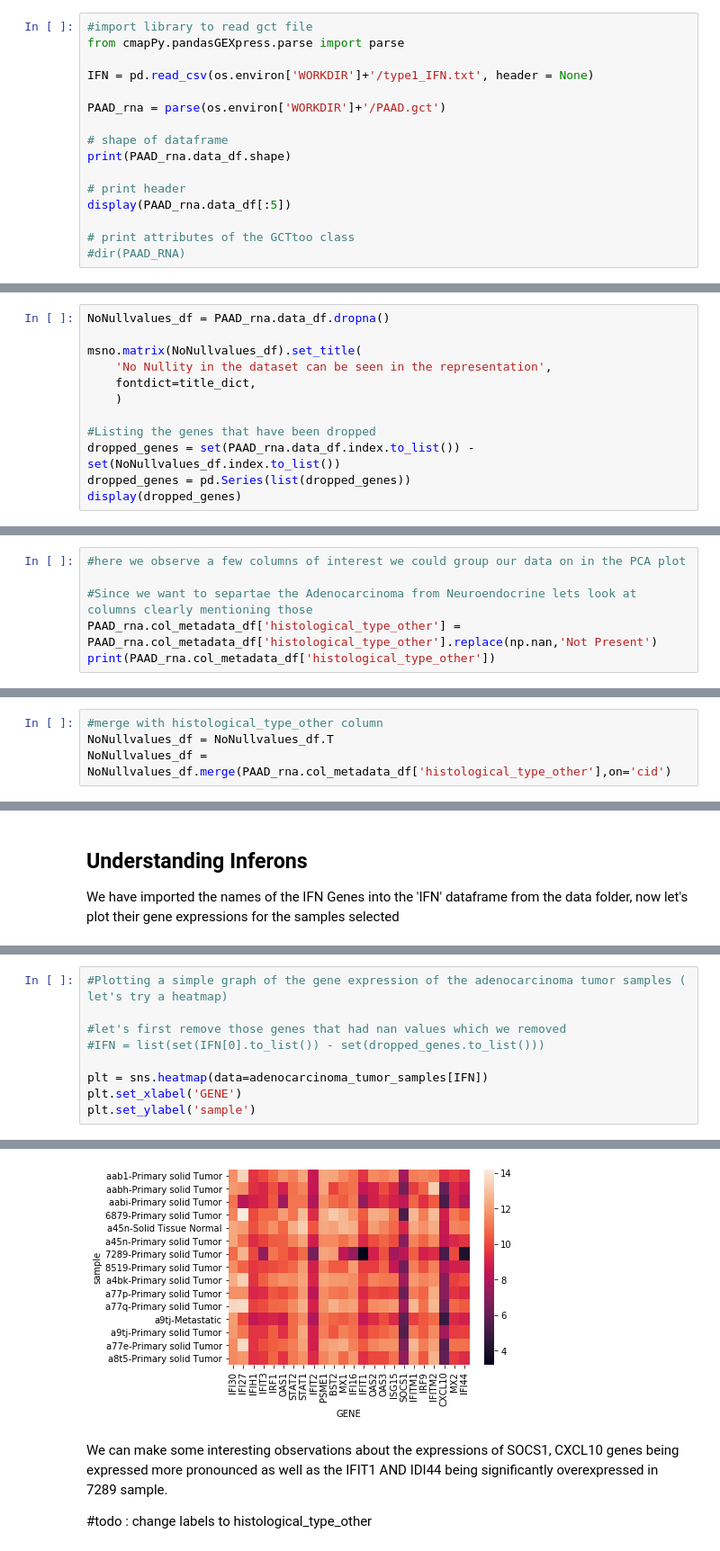
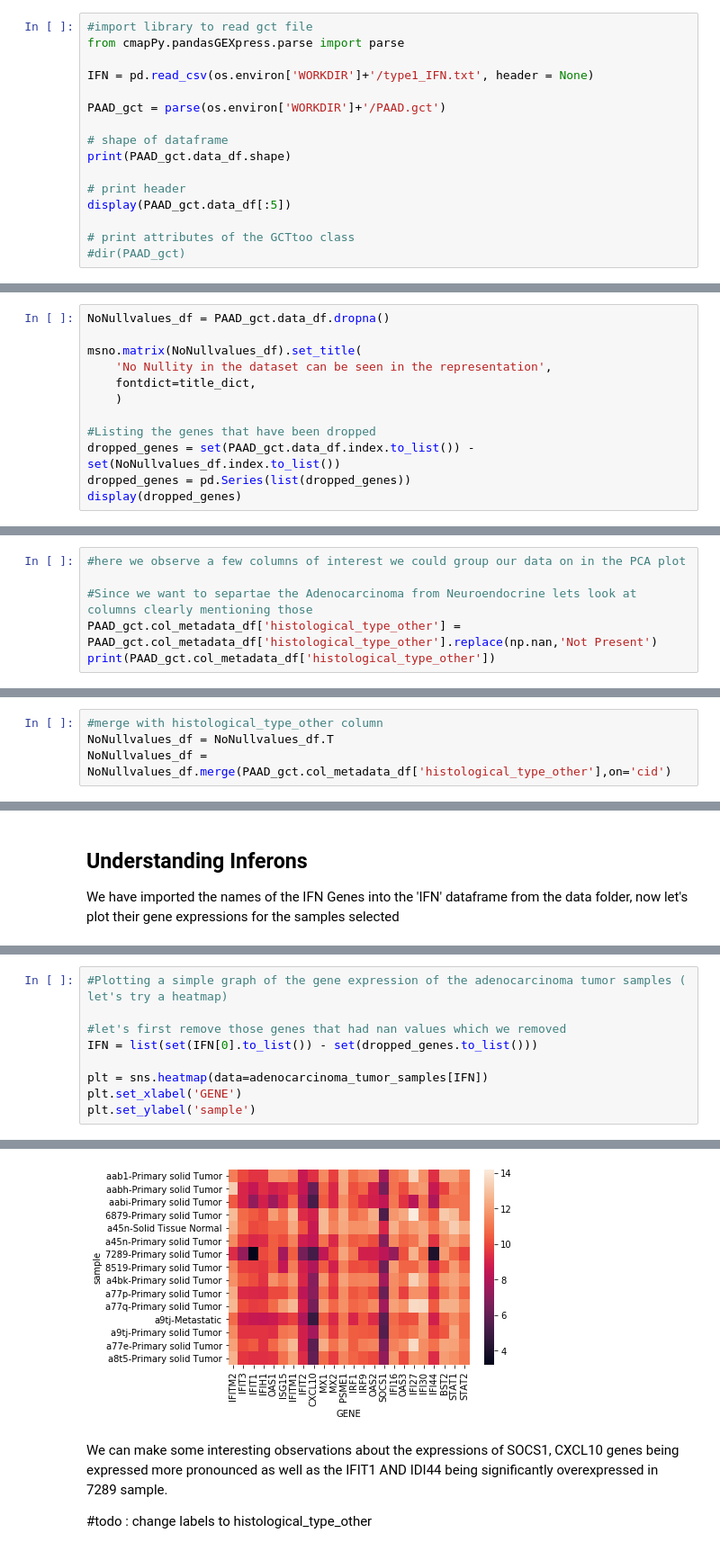
Before and after one commit to vaniisgh/PAAD_Analysis, a Jupyter notebook: Analysis.ipynb, the cells around one changed output, grey strips where cells are left out. Shown at 90% size. Cells and saved outputs as stored; diff of their text form.

```diff
--- a/Analysis.ipynb
+++ b/Analysis.ipynb
@@ -38,16 +37,16 @@ from cmapPy.pandasGEXpress.parse import parse
 
 IFN = pd.read_csv(os.environ['WORKDIR']+'/type1_IFN.txt', header = None)
 
-PAAD_rna = parse(os.environ['WORKDIR']+'/PAAD.gct')
+PAAD_gct = parse(os.environ['WORKDIR']+'/PAAD.gct')
 
 # shape of dataframe
-print(PAAD_rna.data_df.shape)
+print(PAAD_gct.data_df.shape)
 
 # print header
-display(PAAD_rna.data_df[:5])
+display(PAAD_gct.data_df[:5])
 
 # print attributes of the GCTtoo class
-#dir(PAAD_RNA)
+#dir(PAAD_gct)
 # %% [output]
 (18465, 183)
 | cid | aab1-Primary solid Tumor | aab4-Primary solid Tumor | aab6-Primary solid Tumor | aab8-Primary solid Tumor | ... |
@@ -130,7 +133,7 @@ print(expr_df.shape)
 # %% [markdown]
 # If instead all genes with any NaN values have been removed
 # %%
-NoNullvalues_df = PAAD_rna.data_df.dropna()
+NoNullvalues_df = PAAD_gct.data_df.dropna()
 
 msno.matrix(NoNullvalues_df).set_title(
     'No Nullity in the dataset can be seen in the representation',
@@ -138,7 +141,7 @@ msno.matrix(NoNullvalues_df).set_title(
     )
 
 #Listing the genes that have been dropped
-dropped_genes = set(PAAD_rna.data_df.index.to_list()) - set(NoNullvalues_df.index.to_list())
+dropped_genes = set(PAAD_gct.data_df.index.to_list()) - set(NoNullvalues_df.index.to_list())
 dropped_genes = pd.Series(list(dropped_genes))
 display(dropped_genes)
 # %% [output]
@@ -212,8 +239,8 @@ display(PAAD_rna.col_metadata_df.columns.to_list())
 #here we observe a few columns of interest we could group our data on in the PCA plot
 
 #Since we want to separtae the Adenocarcinoma from Neuroendocrine lets look at columns clearly mentioning those
-PAAD_rna.col_metadata_df['histological_type_other'] = PAAD_rna.col_metadata_df['histological_type_other'].replace(np.nan,'Not Present')
-print(PAAD_rna.col_metadata_df['histological_type_other'])
+PAAD_gct.col_metadata_df['histological_type_other'] = PAAD_gct.col_metadata_df['histological_type_other'].replace(np.nan,'Not Present')
+print(PAAD_gct.col_metadata_df['histological_type_other'])
 # %% [output]
 cid
 aab1-Primary solid Tumor          invasive adenocarcinoma
@@ -303,7 +392,7 @@ Cleaning up the dataframe based on the metadata and retaining only those cid's w
 # %%
 #merge with histological_type_other column
 NoNullvalues_df = NoNullvalues_df.T
-NoNullvalues_df = NoNullvalues_df.merge(PAAD_rna.col_metadata_df['histological_type_other'],on='cid')
+NoNullvalues_df = NoNullvalues_df.merge(PAAD_gct.col_metadata_df['histological_type_other'],on='cid')
 # %%
 # remove all those values whose regex does't match with 'adenocarcinoma'
 adenocarcinoma_tumor_samples = NoNullvalues_df.loc[NoNullvalues_df['histological_type_other'].str.contains(r'adenocarcinoma')]
@@ -343,15 +432,15 @@ Requirement already satisfied: six>=1.5 in /usr/local/lib/python3.6/site-package
 # %%
 #Plotting a simple graph of the gene expression of the adenocarcinoma tumor samples ( let's try a heatmap)
 
 #let's first remove those genes that had nan values which we removed
-#IFN = list(set(IFN[0].to_list()) - set(dropped_genes.to_list()))
+IFN = list(set(IFN[0].to_list()) - set(dropped_genes.to_list()))
 
 plt = sns.heatmap(data=adenocarcinoma_tumor_samples[IFN])
 plt.set_xlabel('GENE')
 plt.set_ylabel('sample')
 # %% [output]
 Text(32.99999999999999, 0.5, 'sample')
-[figure, old version]
+[figure, new version]
 # %% [markdown]
 We can make some interesting observations about the expressions of SOCS1, CXCL10 genes being expressed more pronounced as well as the IFIT1 AND IDI44 being significantly overexpressed in 7289 sample.
 
```
Also changed, not shown: parts of 26 cells of this notebook, 1 other file.
